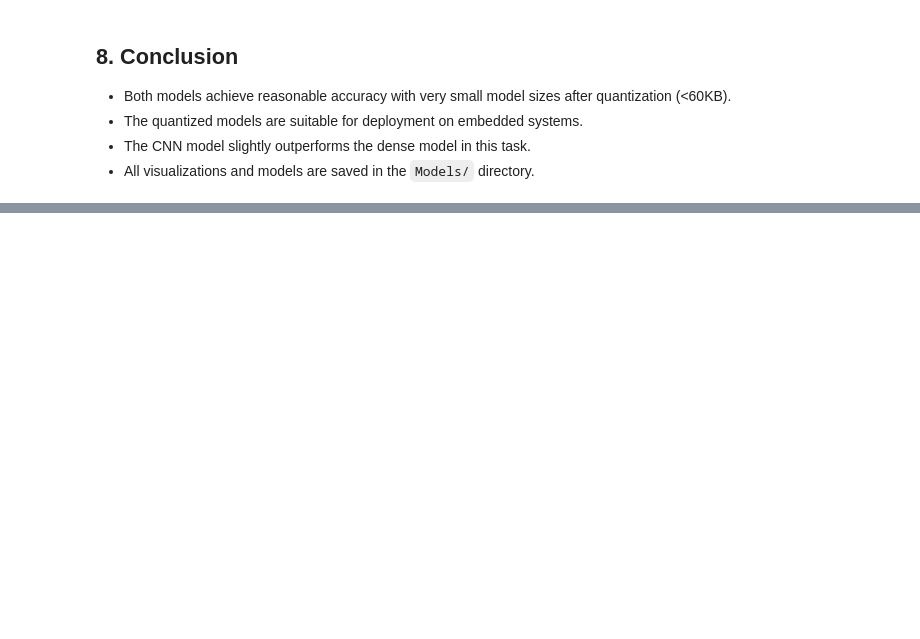
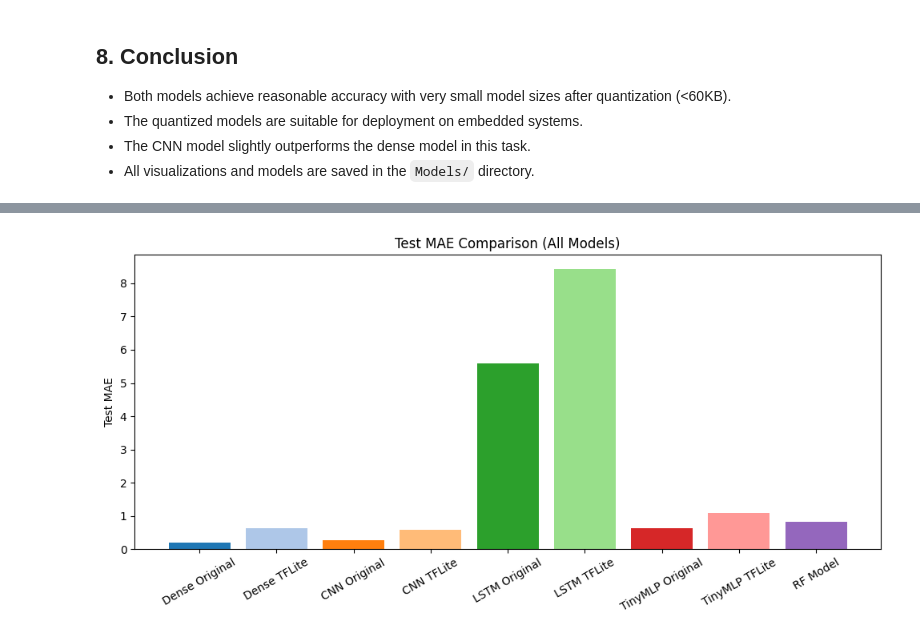
Before and after one commit to Sharif-University-ESRLab/fall2024-embeddedml-benchmark, a Jupyter notebook: Code/AirQualityPrediction/AirQualityPrediction.ipynb, the cells around one changed output, grey strips where cells are left out. Cells and saved outputs as stored; diff of their text form; code cells hidden in the pictures; blank space fills up the shorter version.

```diff
--- a/Code/AirQualityPrediction/AirQualityPrediction.ipynb
+++ b/Code/AirQualityPrediction/AirQualityPrediction.ipynb
@@ -371,0 +665,12 @@ plt.show()
+# %%
+# Visualization: Test MAE Comparison (all models)
+plt.figure(figsize=(10,5))
+plt.bar(results['Model'], results['Test MAE'], color=plt.cm.tab20.colors)
+plt.ylabel('Test MAE')
+plt.title('Test MAE Comparison (All Models)')
+plt.xticks(rotation=30)
+plt.tight_layout()
+plt.savefig('Figures/model_mae_comparison_all.png')
+plt.show()
+# %% [output]
+[figure, added]
```
Also changed, not shown: parts of 18 cells of this notebook, 20 other files.
